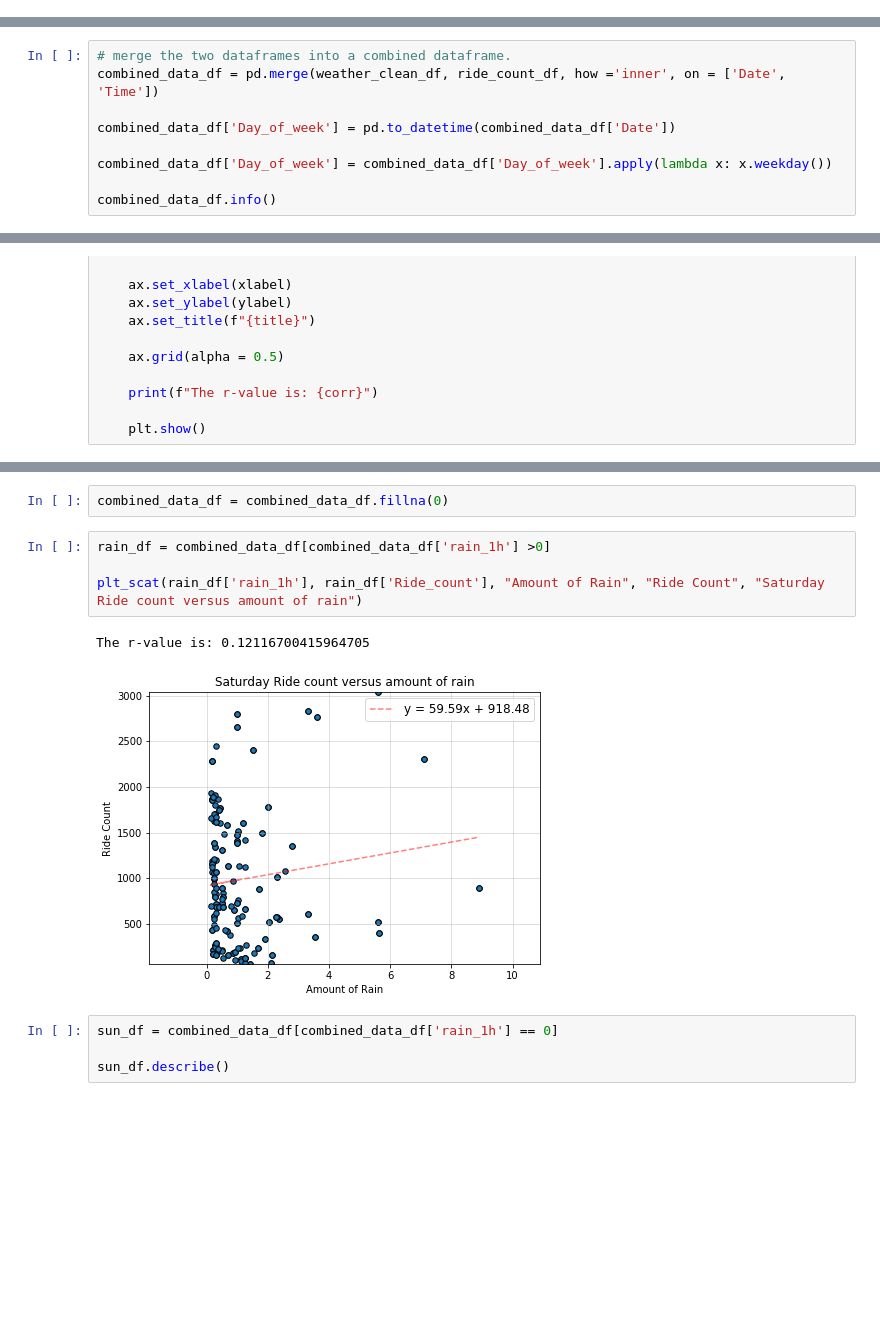
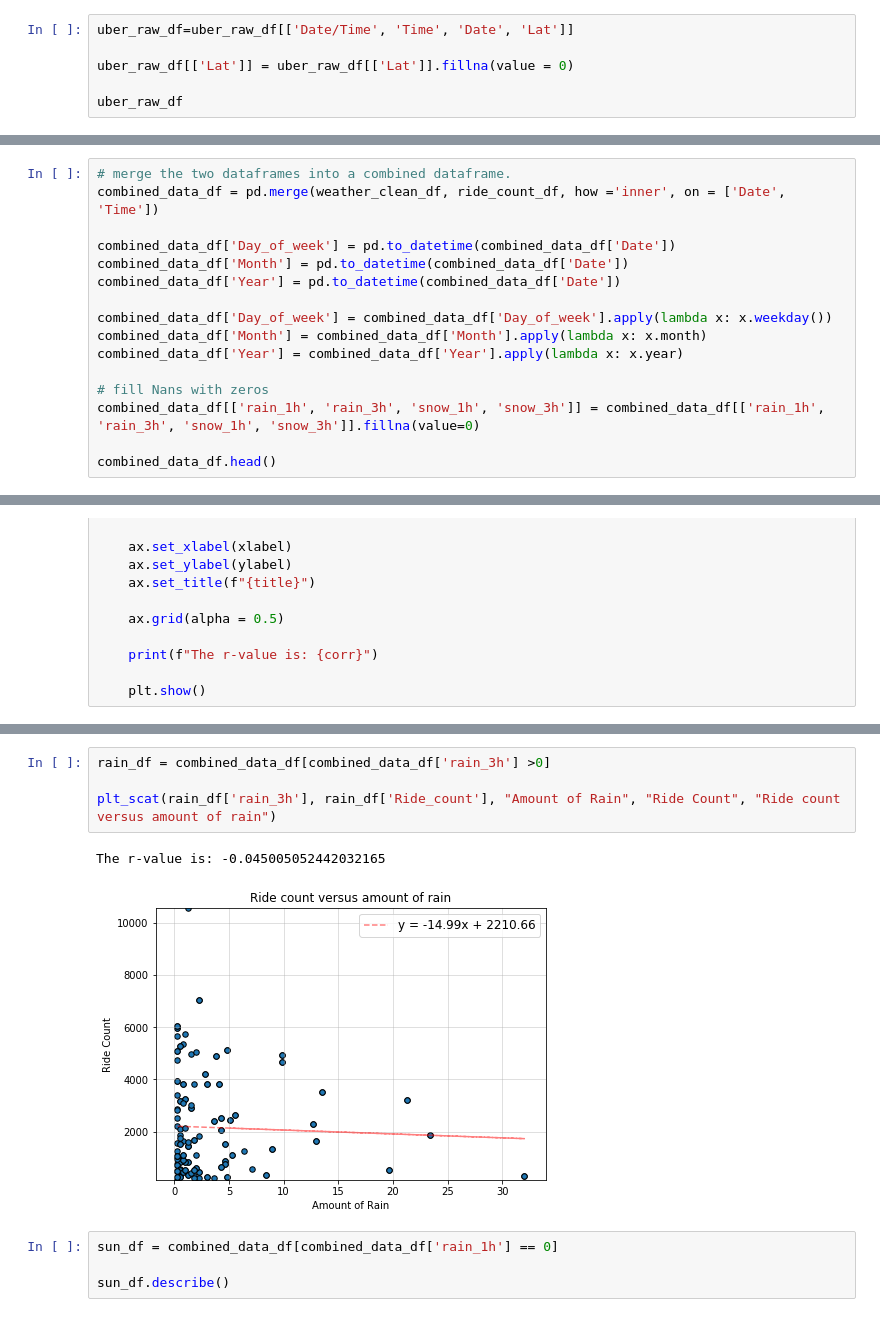
Before and after one commit to JacobTrevithick/Uber-Ride-Count-Weather-Analysis, a Jupyter notebook: Data_cleaning.ipynb, the cells around one changed output, grey strips where cells are left out. Drawn from its saved outputs; the diff is of its cells as text; blank space fills up the shorter version.

Commit message:
streamlined data cleaning pipeline

```diff
--- a/Data_cleaning.ipynb
+++ b/Data_cleaning.ipynb
@@ -35,0 +82,6 @@ uber_raw_df.head()
+# %%
+uber_raw_df=uber_raw_df[['Date/Time', 'Time', 'Date', 'Lat']]
+
+uber_raw_df[['Lat']] = uber_raw_df[['Lat']].fillna(value = 0)
+
+uber_raw_df
@@ -98,8 +164,15 @@ weather_clean_df.head()
 combined_data_df = pd.merge(weather_clean_df, ride_count_df, how ='inner', on = ['Date', 'Time'])
 
 combined_data_df['Day_of_week'] = pd.to_datetime(combined_data_df['Date'])
+combined_data_df['Month'] = pd.to_datetime(combined_data_df['Date'])
+combined_data_df['Year'] = pd.to_datetime(combined_data_df['Date'])
 
 combined_data_df['Day_of_week'] = combined_data_df['Day_of_week'].apply(lambda x: x.weekday())
+combined_data_df['Month'] = combined_data_df['Month'].apply(lambda x: x.month)
+combined_data_df['Year'] = combined_data_df['Year'].apply(lambda x: x.year)
 
-combined_data_df.info()
+# fill Nans with zeros
+combined_data_df[['rain_1h', 'rain_3h', 'snow_1h', 'snow_3h']] = combined_data_df[['rain_1h', 'rain_3h', 'snow_1h', 'snow_3h']].fillna(value=0)
+
+combined_data_df.head()
 # %% [output]
@@ -192,12 +252,10 @@ The r-value is: -0.7127945304307688
-# %%
-combined_data_df = combined_data_df.fillna(0)
 # %%
-rain_df = combined_data_df[combined_data_df['rain_1h'] >0]
+rain_df = combined_data_df[combined_data_df['rain_3h'] >0]
 
-plt_scat(rain_df['rain_1h'], rain_df['Ride_count'], "Amount of Rain", "Ride Count", "Saturday Ride count versus amount of rain")
+plt_scat(rain_df['rain_3h'], rain_df['Ride_count'], "Amount of Rain", "Ride Count", "Ride count versus amount of rain")
 # %% [output]
-The r-value is: 0.12116700415964705
+The r-value is: -0.045005052442032165
-[figure, old version]
+[figure, new version]
 # %%
 sun_df = combined_data_df[combined_data_df['rain_1h'] == 0]
 
```
Also changed, not shown: parts of 17 cells of this notebook.
